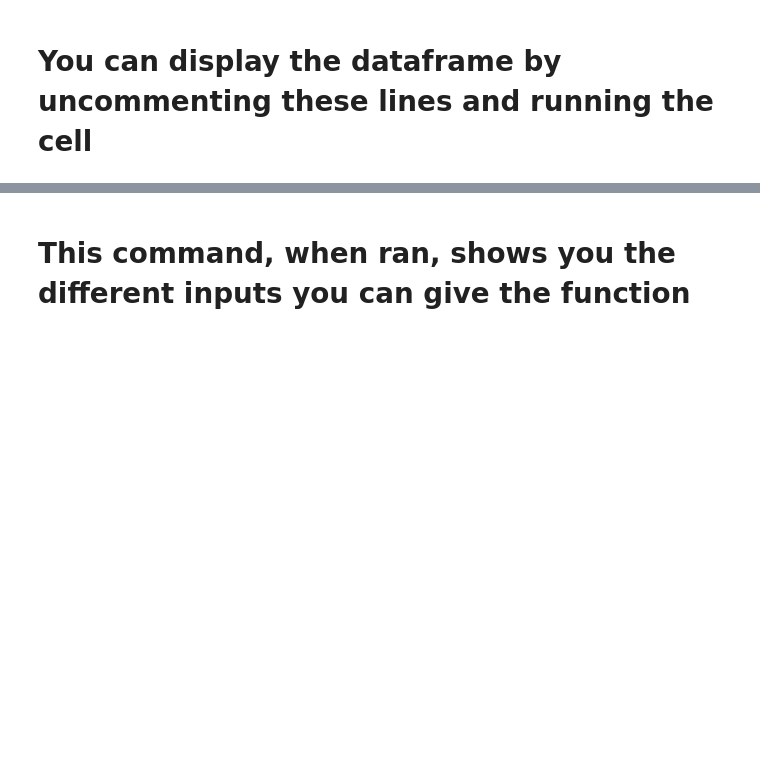
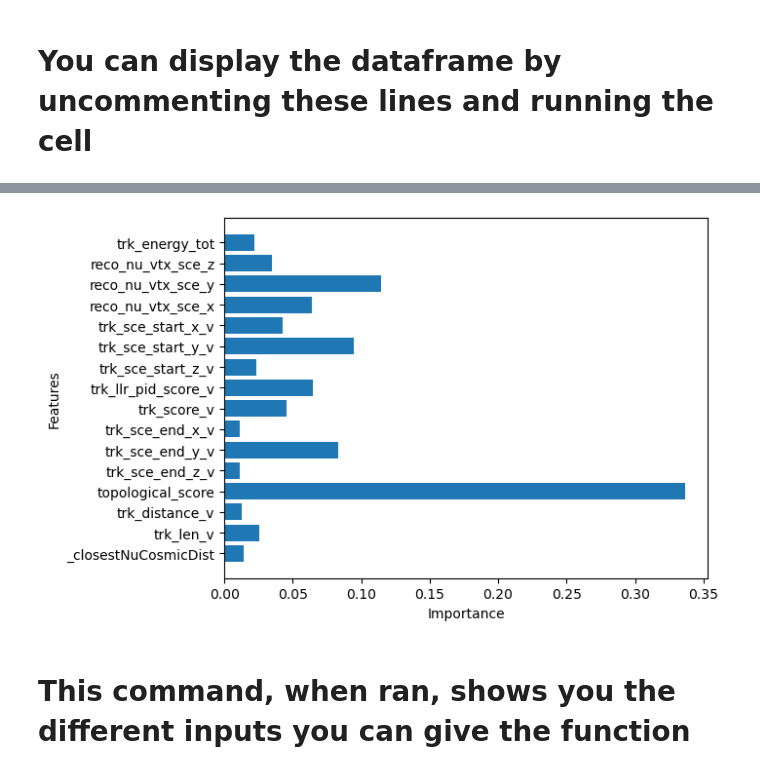
Before and after one commit to finnerudo/MScproject, a Jupyter notebook: MainAnalysis_refresh.ipynb, the cells around one changed output, grey strips where cells are left out. Cells and saved outputs as stored; diff of their text form; code cells hidden in the pictures; blank space fills up the shorter version.

```diff
--- a/MainAnalysis_refresh.ipynb
+++ b/MainAnalysis_refresh.ipynb
@@ -59,3 +215,15 @@ data.head(10)
+# %%
+# PLot importance
+importance = rf.feature_importances_
+ytix = features
+
+plt.barh(range(16), importance)
+plt.yticks(range(16), features)
+plt.xlabel("Importance")
+plt.ylabel("Features")
+plt.show()
+# %% [output]
+[figure, added]
 # %% [markdown]
 # This command, when ran, shows you the different inputs you can give the function
 # %% [markdown]
```
Also changed, not shown: parts of 17 cells of this notebook, 2 other files.
